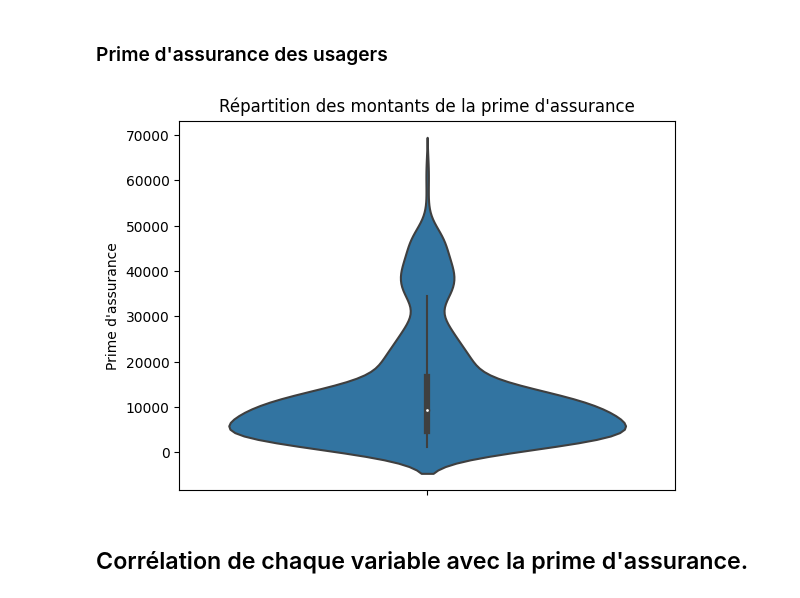
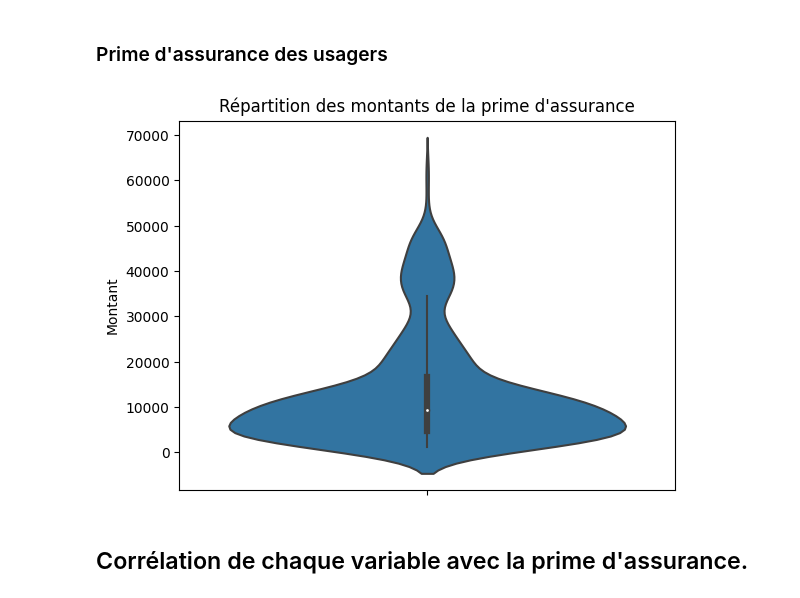
Before and after one commit to Benalieur/assurance, a Jupyter notebook: notebooks/analys.ipynb, the cells around one changed output. Saved outputs shown, nothing was run; the diff lists cells and outputs as text; code cells hidden in the pictures.

```diff
--- a/notebooks/analys.ipynb
+++ b/notebooks/analys.ipynb
@@ -300,10 +303,10 @@ plt.show()
 # %%
 sns.violinplot(df, y='charges')
 plt.title('Répartition des montants de la prime d\'assurance')
-plt.ylabel('Prime d\'assurance')
+plt.ylabel('Montant')
 plt.show()
 # %% [output]
-[figure, old version]
+[figure, new version]
 # %% [markdown]
 ## Corrélation de chaque variable avec la prime d'assurance.
 # %%
```
Also changed, not shown: parts of 3 cells of this notebook.
